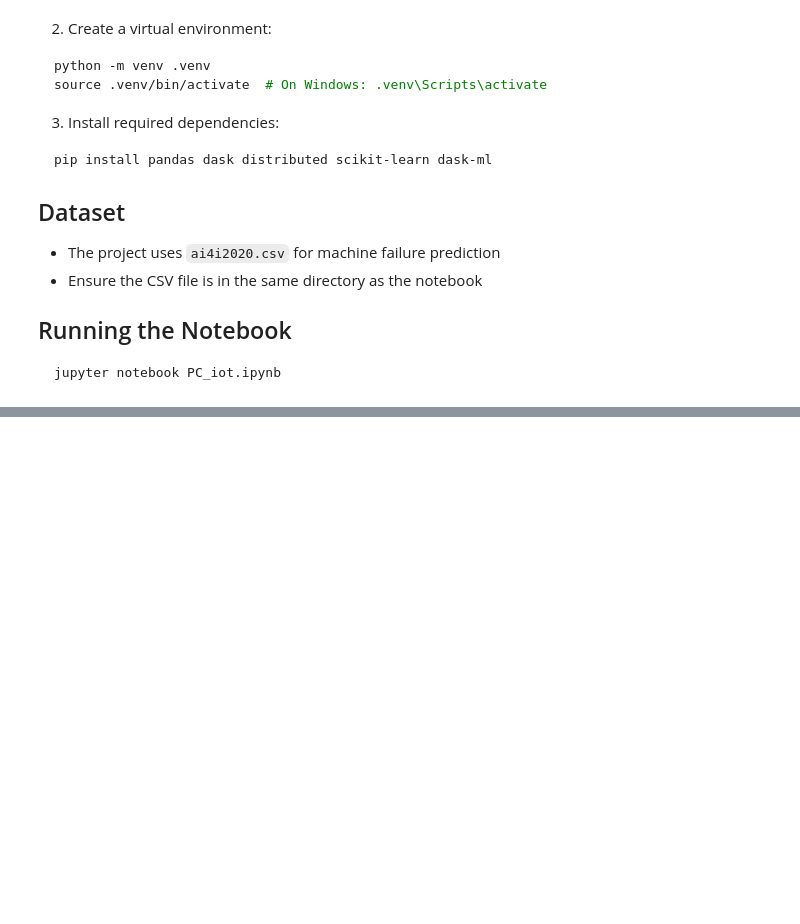
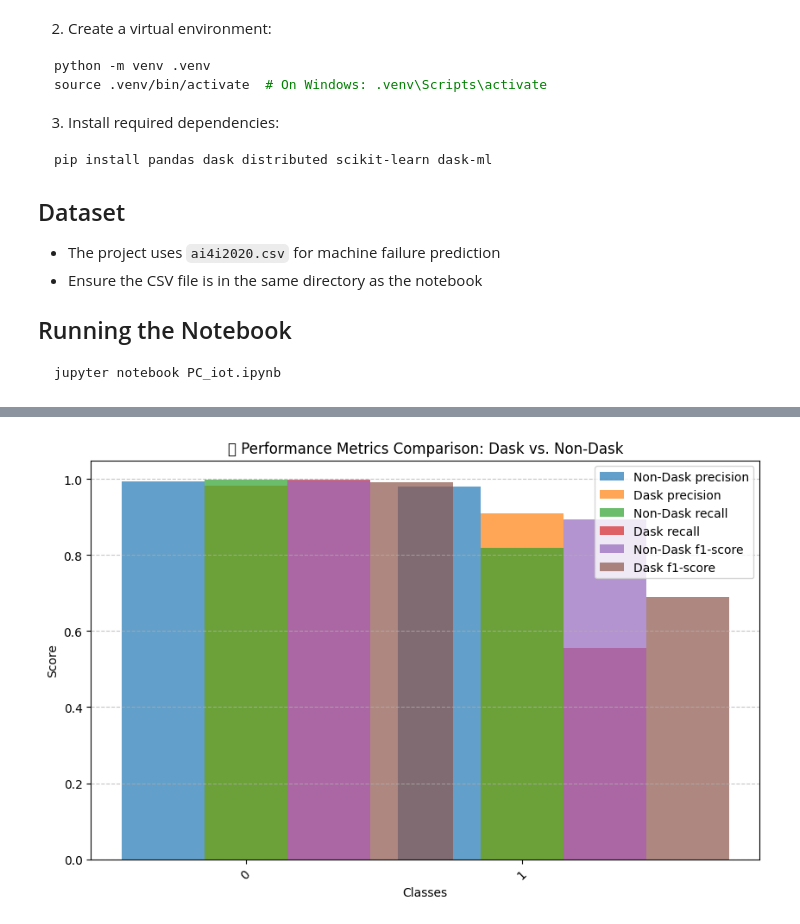
Before and after one commit to abhii2003/pridictive-maintenance-using-HPC, a Jupyter notebook: PC_iot.ipynb, the cells around one changed output, grey strips where cells are left out. Cells and saved outputs as stored; diff of their text form; code cells hidden in the pictures; blank space fills up the shorter version.

```diff
--- a/PC_iot.ipynb
+++ b/PC_iot.ipynb
@@ -175,3 +271,38 @@ Dask Prediction Time: 0.051 seconds
+# %%
+# 📌 Extract Key Metrics
+metrics = ["precision", "recall", "f1-score"]
+classes = list(report_non_dask.keys())[:-3]  # Exclude 'accuracy', 'macro avg', 'weighted avg'
+
+# 📌 Extract values
+non_dask_values = [[report_non_dask[cls][metric] for metric in metrics] for cls in classes]
+dask_values = [[report_dask[cls][metric] for metric in metrics] for cls in classes]
+
+# 📌 Convert to NumPy Array
+non_dask_values = np.array(non_dask_values)
+dask_values = np.array(dask_values)
+
+# 📌 Create Bar Chart
+x = np.arange(len(classes))
+width = 0.3
+
+fig, ax = plt.subplots(figsize=(10, 6))
+for i, metric in enumerate(metrics):
+    ax.bar(x + (i - 1) * width, non_dask_values[:, i], width, label=f"Non-Dask {metric}", alpha=0.7)
+    ax.bar(x + (i - 1) * width + width, dask_values[:, i], width, label=f"Dask {metric}", alpha=0.7)
+
+# 📌 Labeling
+ax.set_xlabel("Classes")
+ax.set_ylabel("Score")
+ax.set_title("📌 Performance Metrics Comparison: Dask vs. Non-Dask")
+ax.set_xticks(x)
+ax.set_xticklabels(classes, rotation=45)
+ax.legend()
+ax.grid(axis="y", linestyle="--", alpha=0.7)
+
+# 📌 Show Plot
+plt.show()
+# %% [output]
+[figure, added]
 # %%
 client.close()
 cluster.close()
```
Also changed, not shown: parts of 15 cells of this notebook.
